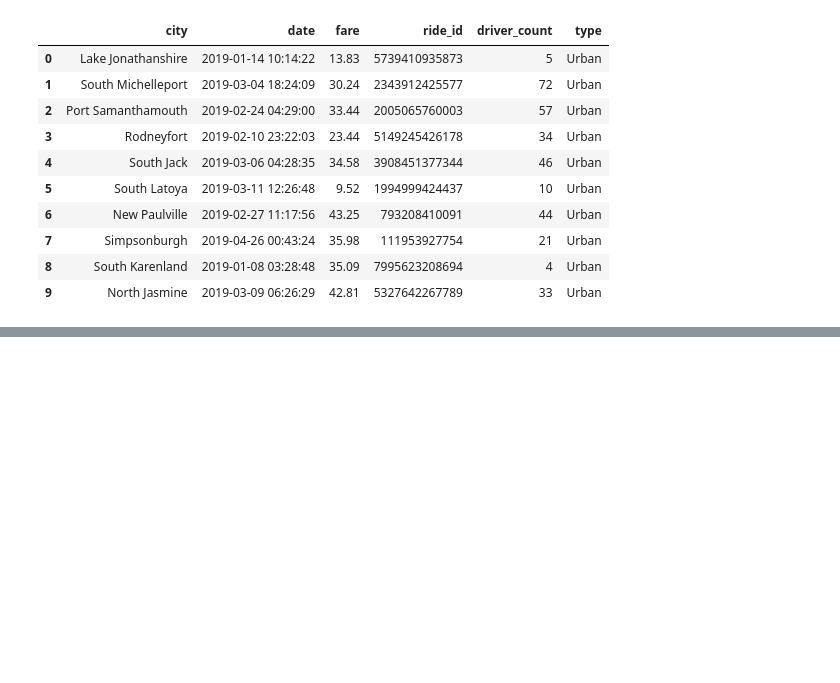
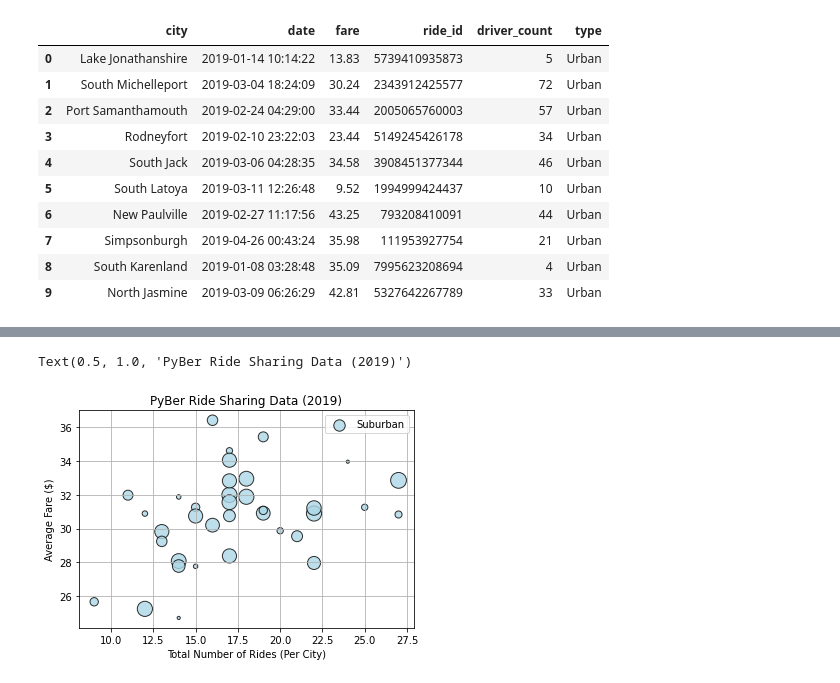
Before and after one commit to AbdullahBera/PyBer_Analysis, a Jupyter notebook: PyBer.ipynb, the cells around one changed output, grey strips where cells are left out. Saved outputs shown, nothing was run; the diff lists cells and outputs as text; code cells hidden in the pictures; blank space fills up the shorter version.

```diff
--- a/PyBer.ipynb
+++ b/PyBer.ipynb
@@ -115,0 +126,3 @@ pyber_data_df.head(10)
+# %%
+suburban_cities_df = pyber_data_df[pyber_data_df['type'] == 'Suburban']
+suburban_cities_df.head()
@@ -115,0 +191,3 @@ pyber_data_df.head(10)
+# %%
+suburban_cities_count = suburban_cities_df.groupby(['city']).count()['ride_id']
+suburban_cities_count.head(20)
@@ -115,0 +233,3 @@ pyber_data_df.head(10)
+# %%
+suburban_avg_fare = suburban_cities_df.groupby(['city']).mean()['fare']
+suburban_avg_fare.head(20)
@@ -115,0 +299,3 @@ pyber_data_df.head(10)
+# %%
+suburban_avg_driver = suburban_cities_df.groupby(['city']).mean()['driver_count']
+suburban_avg_driver.head(20)
@@ -115,0 +366,17 @@ pyber_data_df.head(10)
+# %%
+plt.scatter(suburban_cities_count,
+           suburban_avg_fare,
+           s = 10 * suburban_avg_driver,
+           c = 'lightblue',
+           edgecolor = 'black',
+           linewidth = 1,
+           label = 'Suburban',
+           alpha = 0.8)
+plt.grid(True)
+plt.legend()
+plt.xlabel('Total Number of Rides (Per City)')
+plt.ylabel('Average Fare ($)')
+plt.title('PyBer Ride Sharing Data (2019)')
+# %% [output]
+Text(0.5, 1.0, 'PyBer Ride Sharing Data (2019)')
+[figure, added]
```
Also changed, not shown: parts of 16 cells of this notebook, 2 other files.
